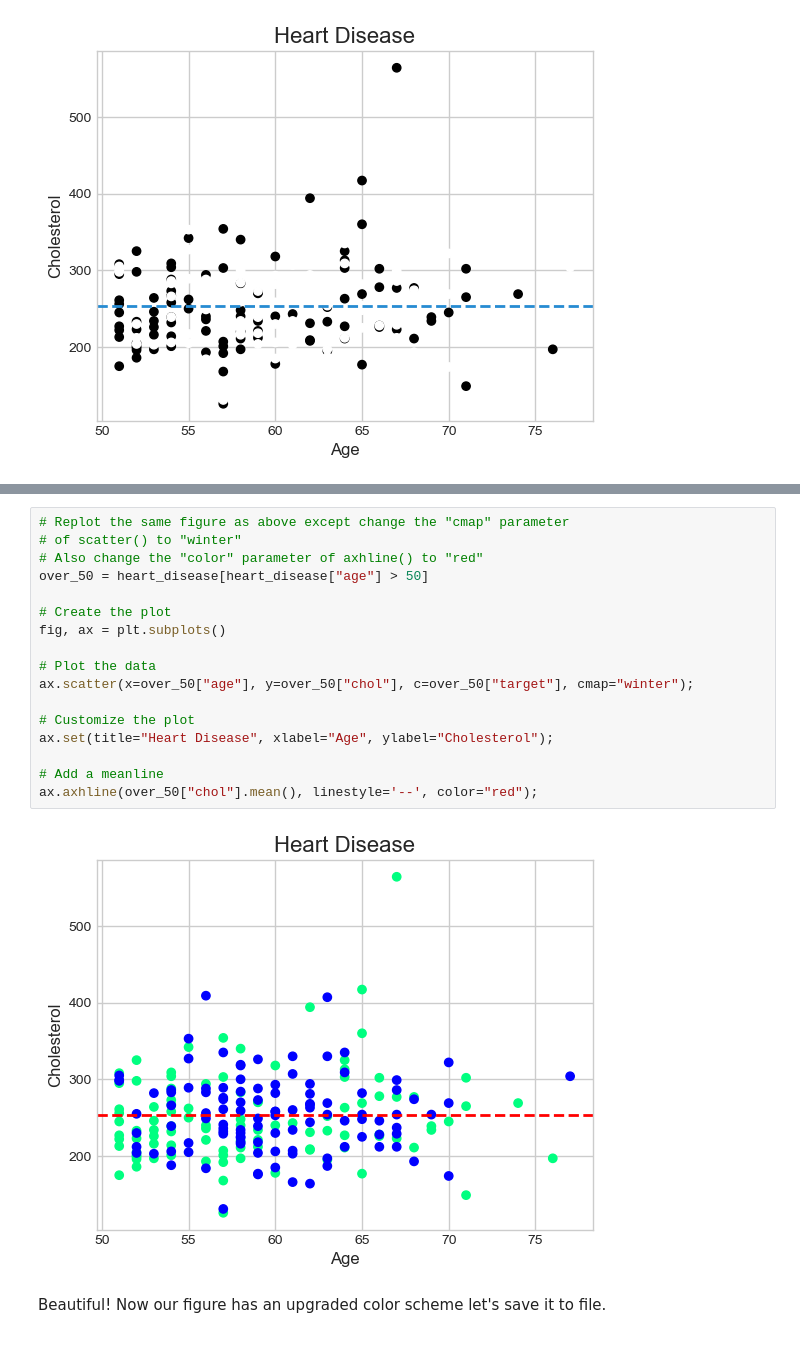
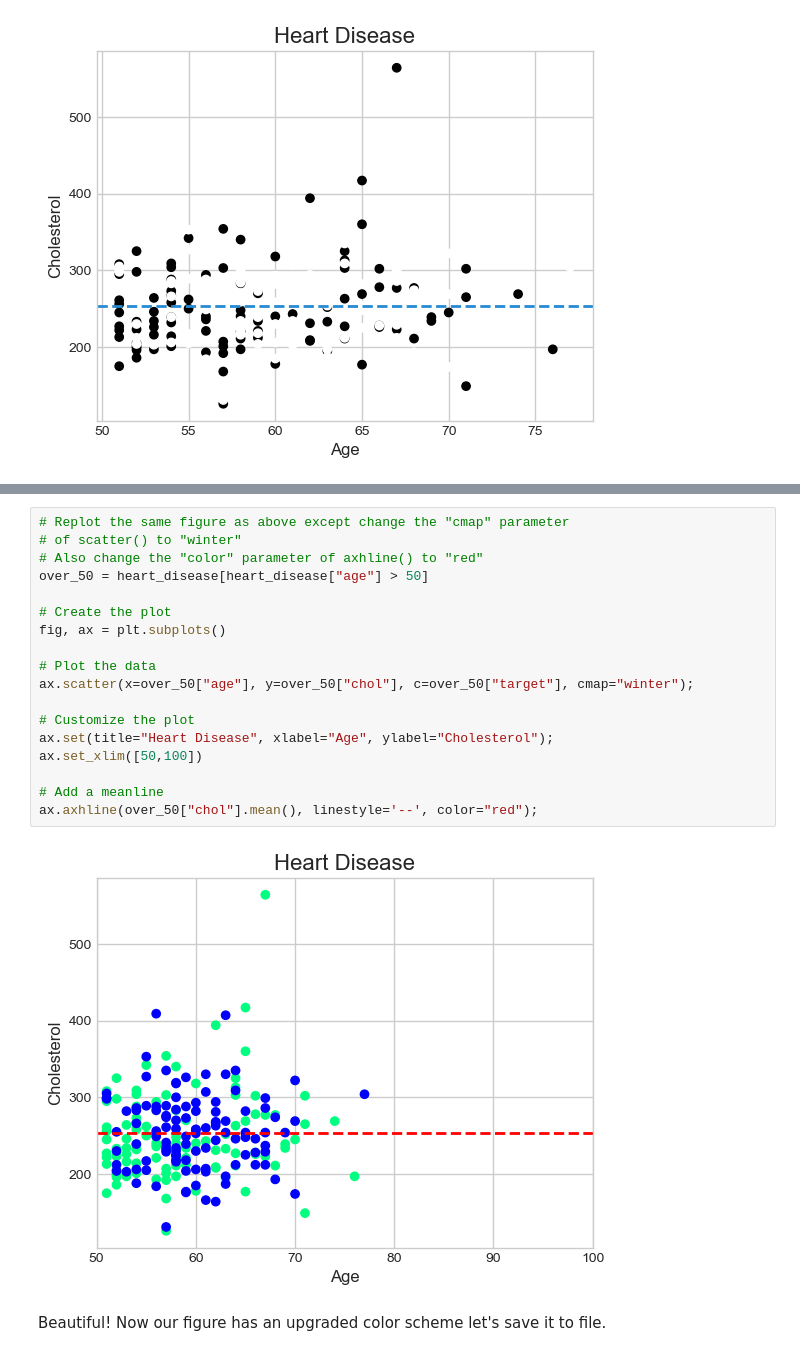
Before and after one commit to matteodevenuto/ml-course, a Jupyter notebook: Matplotlib Exercises.ipynb, the cells around one changed output, grey strips where cells are left out. Saved outputs shown, nothing was run; the diff lists cells and outputs as text.

```diff
--- a/Matplotlib Exercises.ipynb
+++ b/Matplotlib Exercises.ipynb
@@ -447,22 +447,23 @@ Completing this step correctly should result in a figure which looks like this:
 # %%
 # Replot the same figure as above except change the "cmap" parameter
 # of scatter() to "winter"
 # Also change the "color" parameter of axhline() to "red"
 over_50 = heart_disease[heart_disease["age"] > 50]
 
 # Create the plot
 fig, ax = plt.subplots()
 
 # Plot the data
 ax.scatter(x=over_50["age"], y=over_50["chol"], c=over_50["target"], cmap="winter");
 
 # Customize the plot
 ax.set(title="Heart Disease", xlabel="Age", ylabel="Cholesterol");
+ax.set_xlim([50,100])
 
 # Add a meanline
 ax.axhline(over_50["chol"].mean(), linestyle='--', color="red");
 # %% [output]
-[figure, old version]
+[figure, new version]
 # %% [markdown]
 Beautiful! Now our figure has an upgraded color scheme let's save it to file.
 # %%
```
Also changed, not shown: 17 other files.
